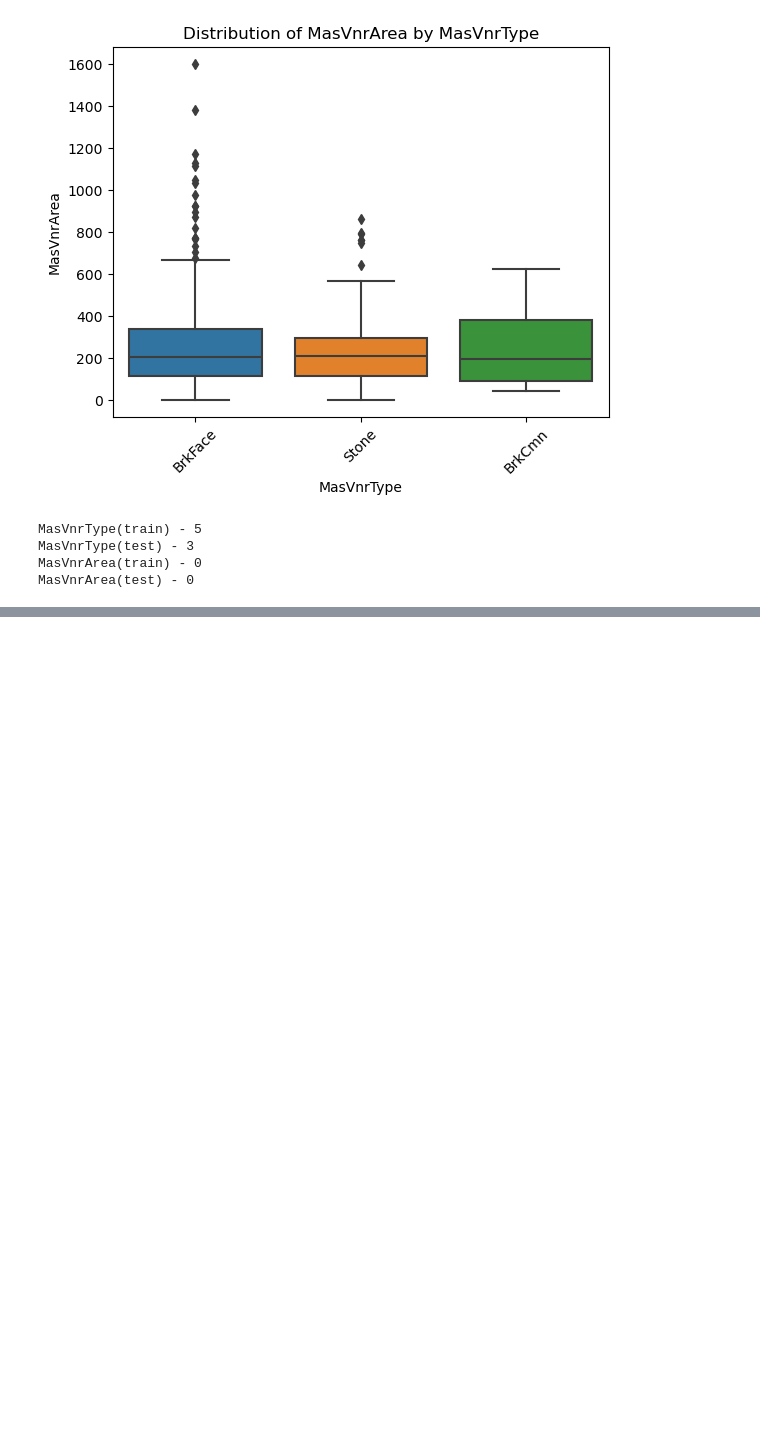
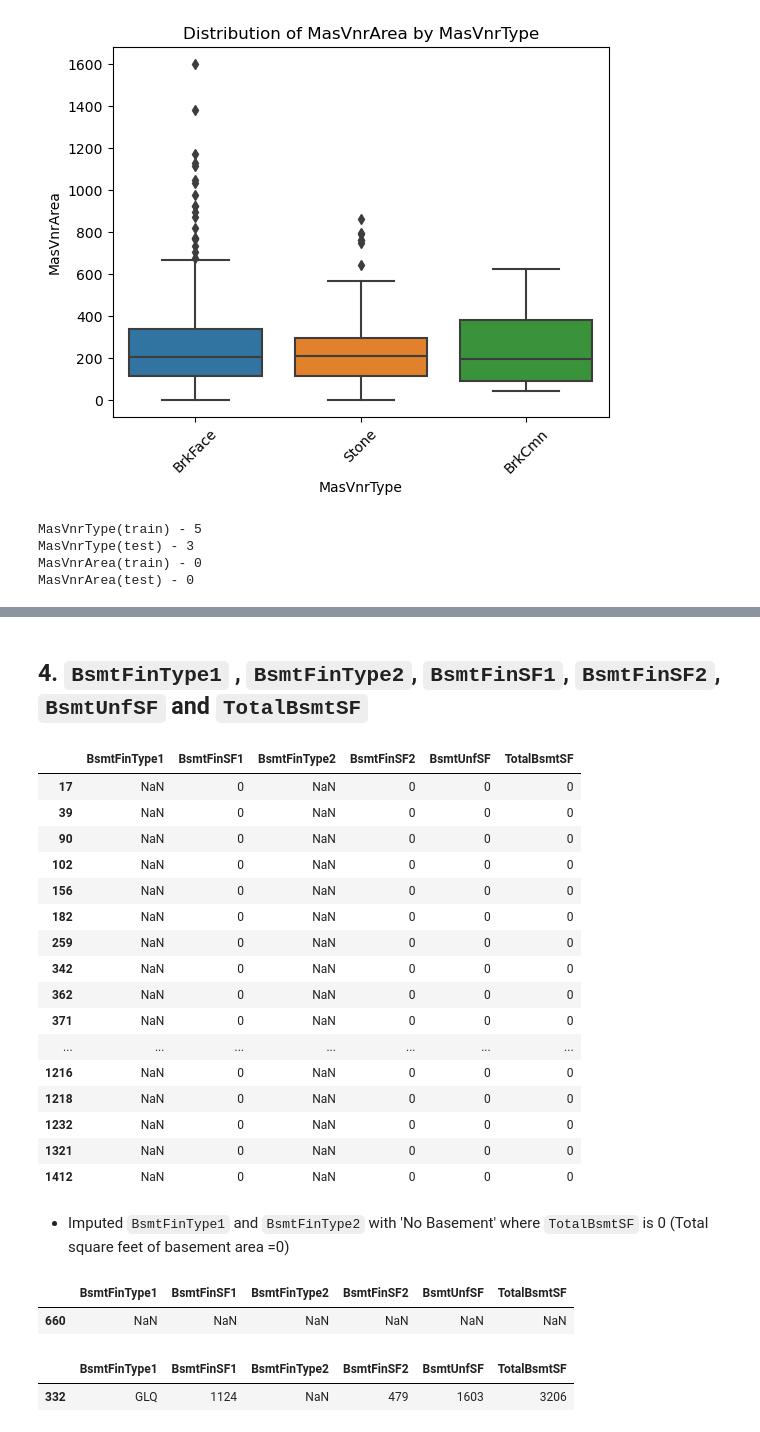
Before and after one commit to hchamikadilshan/house-price-predictor, a Jupyter notebook: notebooks/1 - preprocessing.ipynb, the cells around one changed output, grey strips where cells are left out. Drawn from its saved outputs; the diff is of its cells as text; code cells hidden in the pictures; blank space fills up the shorter version.

Commit message:
finihsed basement type missing values

```diff
--- a/notebooks/1 - preprocessing.ipynb
+++ b/notebooks/1 - preprocessing.ipynb
@@ -225,0 +231,26 @@ for column in columns:
+# %% [markdown]
+## 4. `BsmtFinType1` , `BsmtFinType2`, `BsmtFinSF1`, `BsmtFinSF2`, `BsmtUnfSF` and `TotalBsmtSF`
+# %%
+columns = ['BsmtFinType1', 'BsmtFinSF1', 'BsmtFinType2', 'BsmtFinSF2', 'BsmtUnfSF', 'TotalBsmtSF']
+total_basement_zero = train_data.loc[train_data['TotalBsmtSF'] == 0,columns ]
+total_basement_zero
+# %% [output]
+|  | BsmtFinType1 | BsmtFinSF1 | BsmtFinType2 | BsmtFinSF2 | BsmtUnfSF | TotalBsmtSF |
+| 17 | NaN | 0 | NaN | 0 | 0 | 0 |
+| 39 | NaN | 0 | NaN | 0 | 0 | 0 |
+| 90 | NaN | 0 | NaN | 0 | 0 | 0 |
+| 102 | NaN | 0 | NaN | 0 | 0 | 0 |
+| 156 | NaN | 0 | NaN | 0 | 0 | 0 |
+| 182 | NaN | 0 | NaN | 0 | 0 | 0 |
+| 259 | NaN | 0 | NaN | 0 | 0 | 0 |
+| 342 | NaN | 0 | NaN | 0 | 0 | 0 |
+| 362 | NaN | 0 | NaN | 0 | 0 | 0 |
+| 371 | NaN | 0 | NaN | 0 | 0 | 0 |
+| ... | ... | ... | ... | ... | ... | ... |
+| 1216 | NaN | 0 | NaN | 0 | 0 | 0 |
+| 1218 | NaN | 0 | NaN | 0 | 0 | 0 |
+| 1232 | NaN | 0 | NaN | 0 | 0 | 0 |
+| 1321 | NaN | 0 | NaN | 0 | 0 | 0 |
+| 1412 | NaN | 0 | NaN | 0 | 0 | 0 |
+# %% [markdown]
+- Imputed `BsmtFinType1` and `BsmtFinType2` with 'No Basement' where `TotalBsmtSF` is 0 (Total square feet of basement area =0)
@@ -225,0 +260,6 @@ for column in columns:
+# %%
+total_basement_na_in_test = test_data[test_data['TotalBsmtSF'].isna()][columns]
+total_basement_na_in_test
+# %% [output]
+|  | BsmtFinType1 | BsmtFinSF1 | BsmtFinType2 | BsmtFinSF2 | BsmtUnfSF | TotalBsmtSF |
+| 660 | NaN | NaN | NaN | NaN | NaN | NaN |
@@ -225,0 +268,6 @@ for column in columns:
+# %%
+BsmtFinType2_na_in_train = train_data[train_data['BsmtFinType2'].isna()][columns]
+BsmtFinType2_na_in_train
+# %% [output]
+|  | BsmtFinType1 | BsmtFinSF1 | BsmtFinType2 | BsmtFinSF2 | BsmtUnfSF | TotalBsmtSF |
+| 332 | GLQ | 1124 | NaN | 479 | 1603 | 3206 |
```
Also changed, not shown: parts of 24 cells of this notebook.
